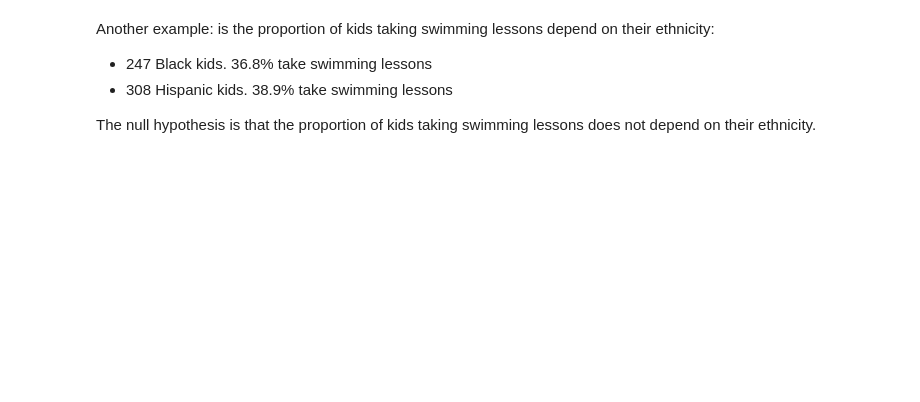
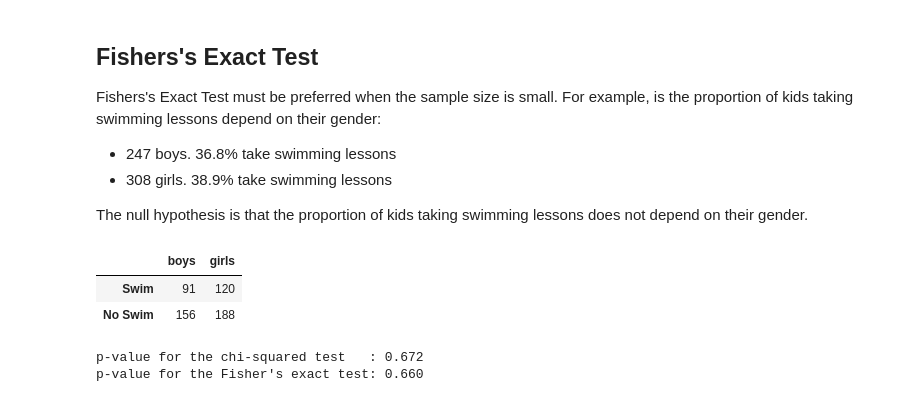
Before and after one commit to sebastienplat/sebastienplat.github.io, a Jupyter notebook: _drafts/notebooks/statistical-analysis/3f-nominal-inference.ipynb, the cells around one changed output. Cells and saved outputs as stored; diff of their text form; code cells hidden in the pictures; blank space fills up the shorter version.

```diff
--- a/_drafts/notebooks/statistical-analysis/3f-nominal-inference.ipynb
+++ b/_drafts/notebooks/statistical-analysis/3f-nominal-inference.ipynb
@@ -108,13 +161,21 @@ print('Chi-Square test: {:.3} - p-value: {:.3}'.format(chi2, p)) # we reject the
 # %% [markdown]
-Another example: is the proportion of kids taking swimming lessons depend on their ethnicity:
-+ 247 Black kids. 36.8% take swimming lessons
-+ 308 Hispanic kids. 38.9% take swimming lessons
+## Fishers's Exact Test
 
-The null hypothesis is that the proportion of kids taking swimming lessons does not depend on their ethnicity.
+Fishers's Exact Test must be preferred when the sample size is small. For example, is the proportion of kids taking swimming lessons depend on their gender:
++ 247 boys. 36.8% take swimming lessons
++ 308 girls. 38.9% take swimming lessons
+
+The null hypothesis is that the proportion of kids taking swimming lessons does not depend on their gender.
 # %%
 # contingency matrix
-df = pd.DataFrame({'black': [91, 156], 'hisp': [120, 188]}, index=['Swim', 'No Swim'])
+df = pd.DataFrame({'boys': [91, 156], 'girls': [120, 188]}, index=['Swim', 'No Swim'])
 display(df)
 
-chi2, p, _, _ = stats.chi2_contingency(df)
-print('Chi-Square test: {:.3} - p-value: {:.3}'.format(chi2, p)) # we fail to reject the null hypothesis of independence
+print('p-value for the chi-squared test   : {:0.3f}'.format(stats.chi2_contingency(df)[1]))
+print('p-value for the Fisher\'s exact test: {:0.3f}'.format(stats.fisher_exact(df)[1]))
+# %% [output]
+|  | boys | girls |
+| Swim | 91 | 120 |
+| No Swim | 156 | 188 |
+p-value for the chi-squared test   : 0.672
+p-value for the Fisher's exact test: 0.660
```
Also changed, not shown: parts of 15 cells of this notebook, 7 other files.
